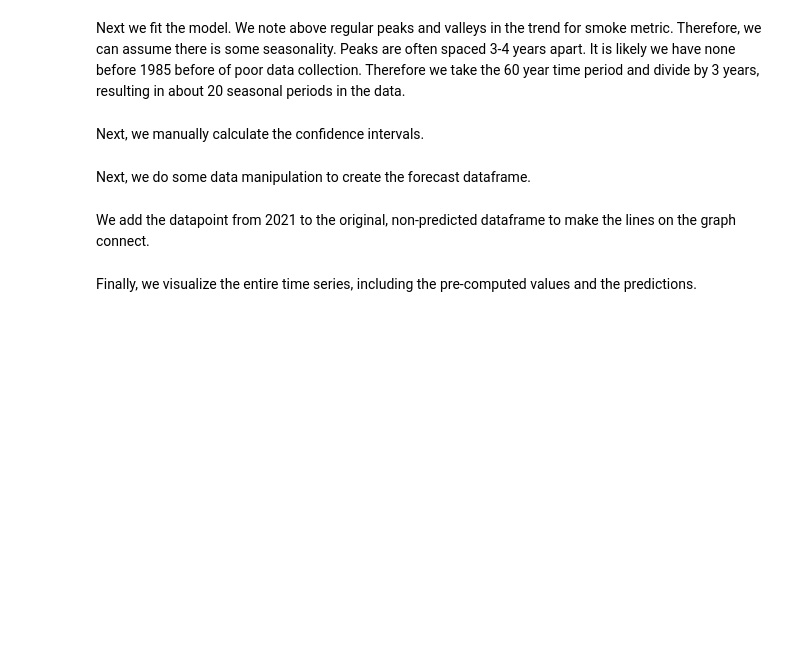
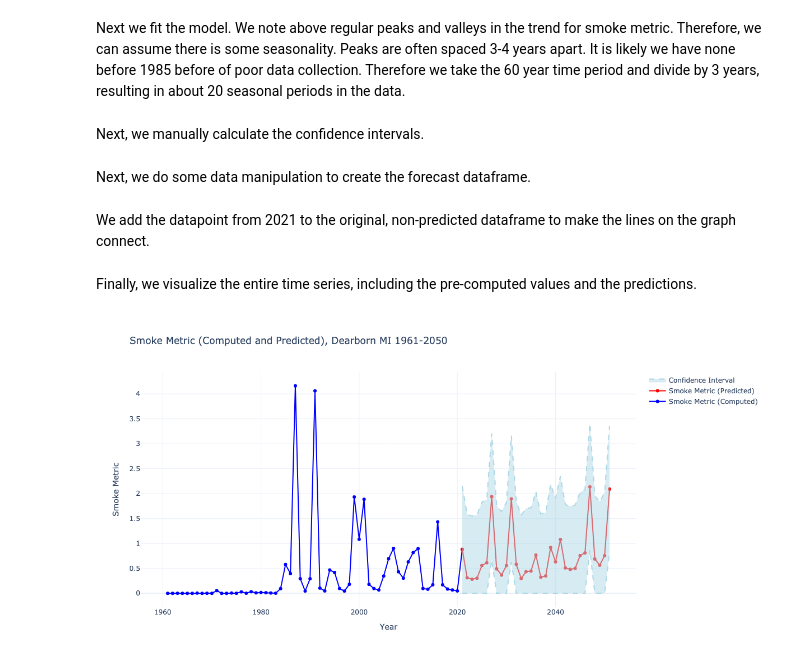
Before and after one commit to SSGurajala/DATA512, a Jupyter notebook: data-512-common-analysis/src/notebooks/data_analysis.ipynb, the cells around one changed output. Drawn from its saved outputs; the diff is of its cells as text; code cells hidden in the pictures; blank space fills up the shorter version.

```diff
--- a/data-512-common-analysis/src/notebooks/data_analysis.ipynb
+++ b/data-512-common-analysis/src/notebooks/data_analysis.ipynb
@@ -237,31 +250,34 @@ fig.add_trace(go.Scatter(
     y=forecast_df['LowerCI'],
     mode='lines',
     name='Confidence Interval',
     line=dict(color='lightblue', dash='dash'),
     fill=None,
     showlegend = False
 ))
 #Upper CI
 fig.add_trace(go.Scatter(
     x=forecast_df['Year'],
     y=forecast_df['UpperCI'],
     mode='lines',
     name='Confidence Interval',  # Same label for the upper bound
     line=dict(color='lightblue', dash='dash'),
     fill='tonexty',  # Fill the area between the lines
     fillcolor='rgba(173, 216, 230, 0.5)'  # Light blue fill
 ))
 
 # Update layout
 fig.update_layout(
     title='Smoke Metric (Computed and Predicted), Dearborn MI 1961-2050',
     xaxis_title='Year',
     yaxis_title='Smoke Metric',
     template='plotly_white',
     width = 1200,
     height = 600
 )
 
 # Show the plot
-fig.show()
 fig.write_image("./imgs/smoke_metric_line_plot_forecast.png")
+img = Image.open("./imgs/smoke_metric_line_plot_forecast.png")
+display(img)
+# %% [output]
+[figure, added]
```
Also changed, not shown: parts of 5 cells of this notebook.
